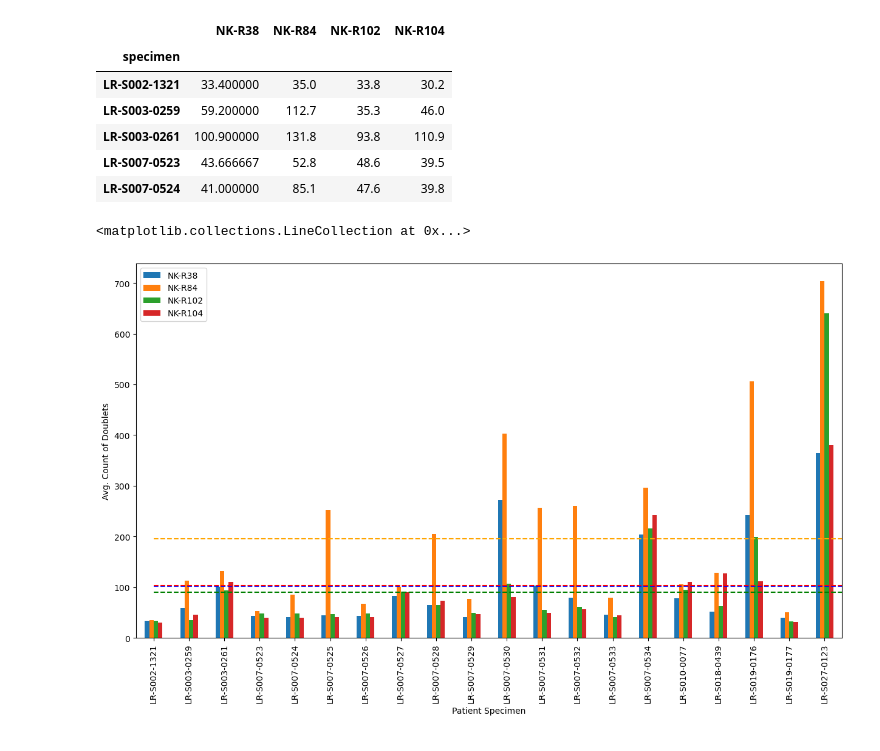
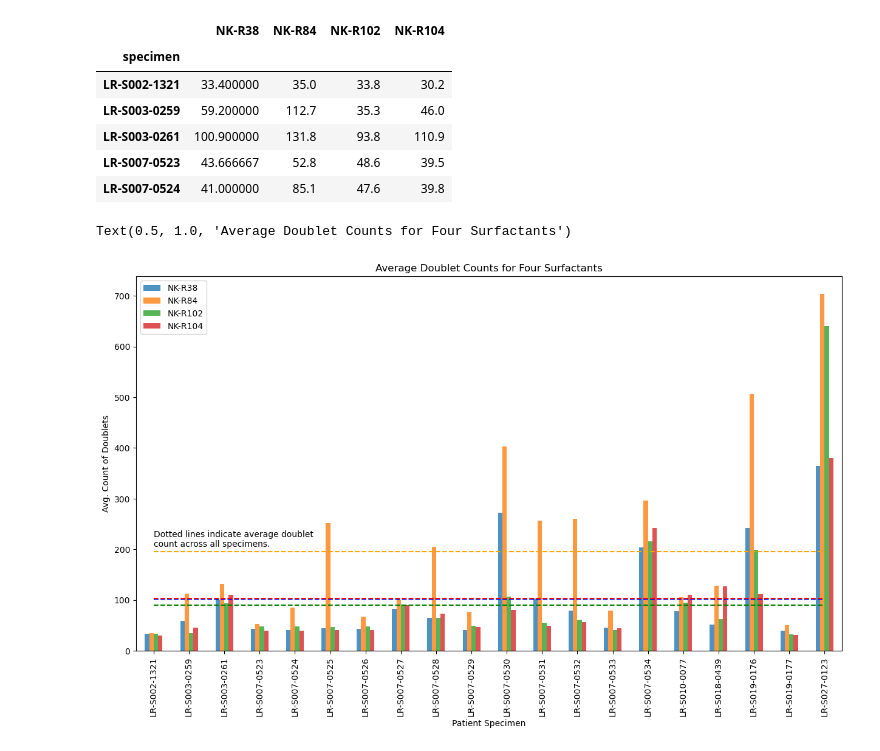
Before and after one commit to nicolejordann/Project_1, a Jupyter notebook: JameysCharts.ipynb, the cells around one changed output. Drawn from its saved outputs; the diff is of its cells as text; code cells hidden in the pictures.

Commit message:
Continued work on JameysCharts.ipynb and added the Figures directory

```diff
--- a/JameysCharts.ipynb
+++ b/JameysCharts.ipynb
@@ -19,5 +19,7 @@ Index(['circuit_uuid', 'exp_id', 'run_uuid', 'chip_id', 'chip_ver', 'chip_idx',
       dtype='object')
 # %%
 smallish_df = big_df[['specimen','reaction','fill_factor_final','fill_factor_initial','doublets','total_droplets']]
+smallish_df['fill_factor_ratio'] = smallish_df['fill_factor_final'] / smallish_df['fill_factor_initial']
+smallish_df['fill_factor_score'] = abs(1 - smallish_df['fill_factor_ratio'])
 smallish_df.head()
 # %% [output]
@@ -33,6 +45,8 @@ smallish_df.head()
 - R38 is really great, but that lot is sold out
 - R84 is adequate, but barely.
 # %%
+# In this cell, I'm making a dataframe to plot data regarding doublets.
+
 r38_df = smallish_df[smallish_df['reaction'] == 'NK-R38']
 r84_df = smallish_df[smallish_df['reaction'] == 'NK-R84']
 r102_df = smallish_df[smallish_df['reaction'] == 'NK-R102']
@@ -43,13 +57,13 @@ group84 = r84_df.groupby('specimen')
 group102 = r102_df.groupby('specimen')
 group104 = r104_df.groupby('specimen')
 
-plot38_df = pd.DataFrame(group38.mean(numeric_only=True)['doublets'])
-plot84_df = pd.DataFrame(group84.mean(numeric_only=True)['doublets'])
-plot102_df = pd.DataFrame(group102.mean(numeric_only=True)['doublets'])
-plot104_df = pd.DataFrame(group104.mean(numeric_only=True)['doublets'])
+doublets38_df = pd.DataFrame(group38.mean(numeric_only=True)['doublets'])
+doublets84_df = pd.DataFrame(group84.mean(numeric_only=True)['doublets'])
+doublets102_df = pd.DataFrame(group102.mean(numeric_only=True)['doublets'])
+doublets104_df = pd.DataFrame(group104.mean(numeric_only=True)['doublets'])
 
-merge1 = pd.merge(plot38_df,plot84_df,how='inner',on='specimen',suffixes=['_38','_84'])
-merge2 = pd.merge(plot102_df,plot104_df,how='inner',on='specimen',suffixes=['_102','_104'])
+merge1 = pd.merge(doublets38_df,doublets84_df,how='inner',on='specimen',suffixes=['_38','_84'])
+merge2 = pd.merge(doublets102_df,doublets104_df,how='inner',on='specimen',suffixes=['_102','_104'])
 doublets_df = pd.merge(merge1,merge2,how='inner',on='specimen')
 doublets_df.rename(axis=1,mapper={'doublets_38':'NK-R38','doublets_84':'NK-R84',\
                                   'doublets_102':'NK-R102','doublets_104':'NK-R104'},inplace=True)
@@ -64,11 +78,16 @@ doublets_df.head()
 | LR-S007-0523 | 43.666667 | 52.8 | 48.6 | 39.5 |
 | LR-S007-0524 | 41.000000 | 85.1 | 47.6 | 39.8 |
 # %%
-doublets_df.plot(kind='bar',figsize=(15,8),ylabel='Avg. Count of Doublets',xlabel='Patient Specimen')
-plt.hlines(doublets_df['NK-R38'].mean(),0,20,colors='blue',linestyles='--')
-plt.hlines(doublets_df['NK-R84'].mean(),0,20,colors='orange',linestyles='--')
-plt.hlines(doublets_df['NK-R104'].mean(),0,20,colors='green',linestyles='--')
-plt.hlines(doublets_df['NK-R102'].mean(),0,20,colors='red',linestyles='--')
+# This cell is the code to plot the above dataframe on a bar chart.
+
+doublets_df.plot(kind='bar',figsize=(15,8),\
+                 ylabel='Avg. Count of Doublets',xlabel='Patient Specimen',alpha=0.8)
+plt.hlines(doublets_df['NK-R38'].mean(),0,19,colors='blue',linestyles='--')
+plt.hlines(doublets_df['NK-R84'].mean(),0,19,colors='orange',linestyles='--')
+plt.hlines(doublets_df['NK-R104'].mean(),0,19,colors='green',linestyles='--')
+plt.hlines(doublets_df['NK-R102'].mean(),0,19,colors='red',linestyles='--')
+plt.annotate('Dotted lines indicate average doublet \ncount across all specimens.',(0,205))
+plt.title('Average Doublet Counts for Four Surfactants')
 # %% [output]
-<matplotlib.collections.LineCollection at 0x...>
+Text(0.5, 1.0, 'Average Doublet Counts for Four Surfactants')
-[figure, old version]
+[figure, new version]
```
Also changed, not shown: parts of 15 cells of this notebook, 8 other files.
